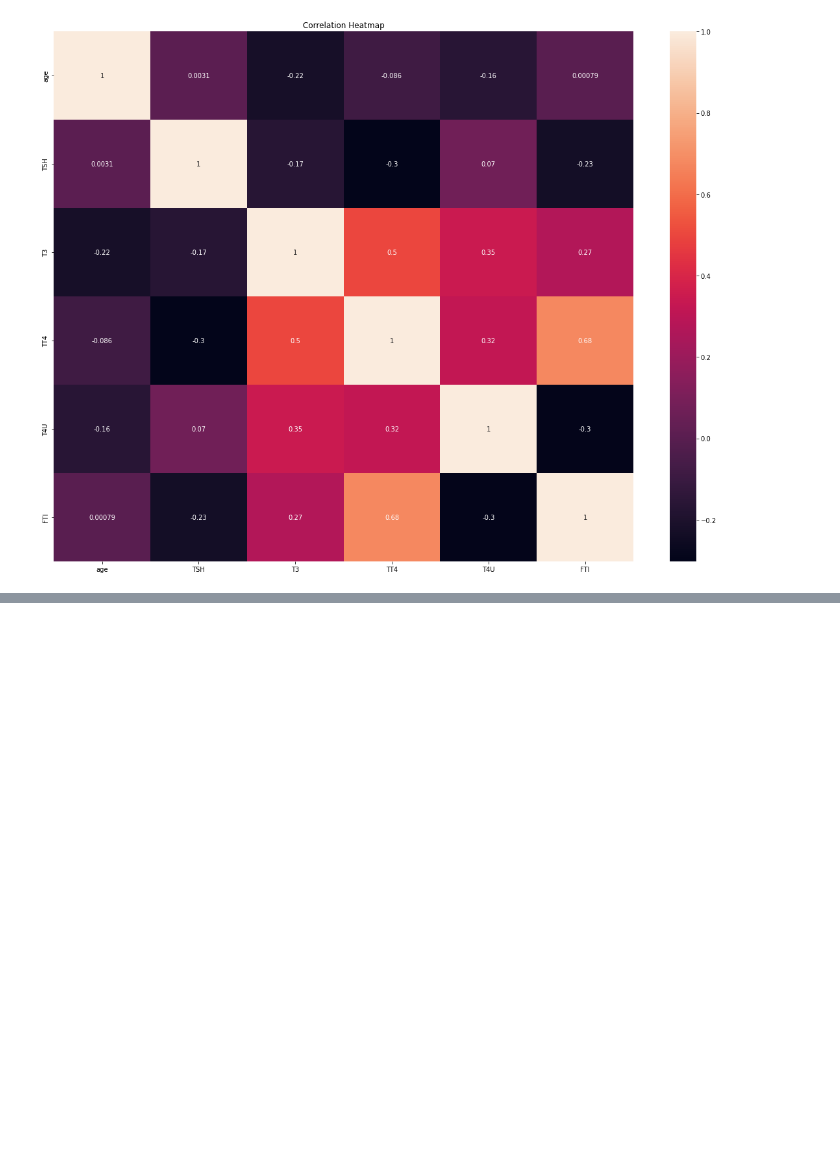
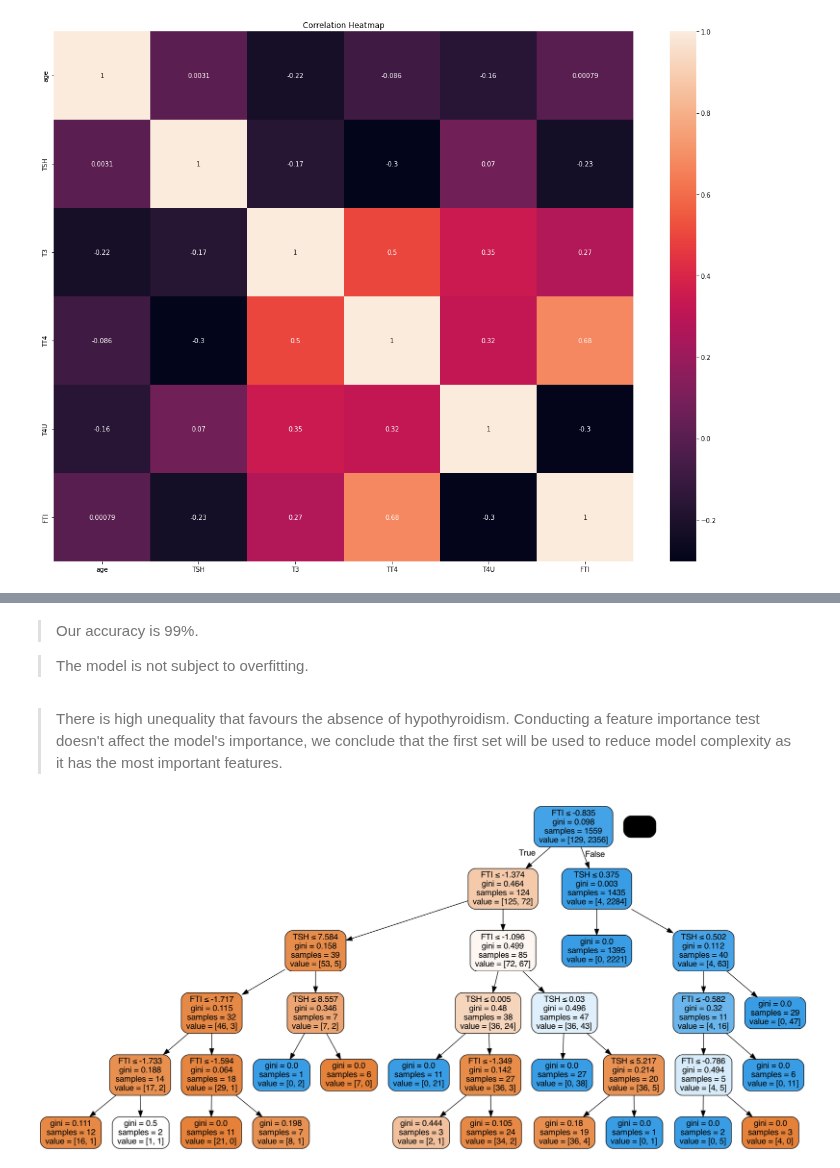
Before and after one commit to stogaja/Python-ML-Projects, a Jupyter notebook: Decision-Trees-&-SVM-Nairobi-Hospital/app.ipynb, the cells around one changed output, grey strips where cells are left out. Cells and saved outputs as stored; diff of their text form; code cells hidden in the pictures; blank space fills up the shorter version.

```diff
--- a/Decision-Trees-&-SVM-Nairobi-Hospital/app.ipynb
+++ b/Decision-Trees-&-SVM-Nairobi-Hospital/app.ipynb
@@ -598,0 +876,15 @@ Text(0.5, 1.0, 'Correlation Heatmap')
+# %%
+# prediction for the feature with the highest importance
+
+X1 = Hypothyroid[['TSH', 'FTI']]
+
+# train test splits
+
+X1_train, X1_test, y1_train, y1_test = train_test_split(
+    X1, y, test_size=0.2, random_state=0)
+
+# prediction
+
+estimators = 100
+
+Random_Forest_Classifier(X1_train, X1_test, y1_train, y1_test, estimators)
@@ -598,0 +938,14 @@ Text(0.5, 1.0, 'Correlation Heatmap')
+# %% [markdown]
+> Our accuracy is 99%.
+
+> The model is not subject to overfitting.
+# %% [markdown]
+> There is high unequality that favours the absence of hypothyroidism. Conducting a feature importance test doesn't affect the model's importance, we conclude that the first set will be used to reduce model complexity as it has the most important features.
+# %%
+# let's visualize the tree
+
+f = X1.columns.tolist()
+
+Visualize_Class(X1_train, X1_test, y1_train, y1_test, f, 'Thyroidism', depth=5, split=2, n=100)
+# %% [output]
+[figure, added]
```
Also changed, not shown: parts of 24 cells of this notebook, 1 other file.
